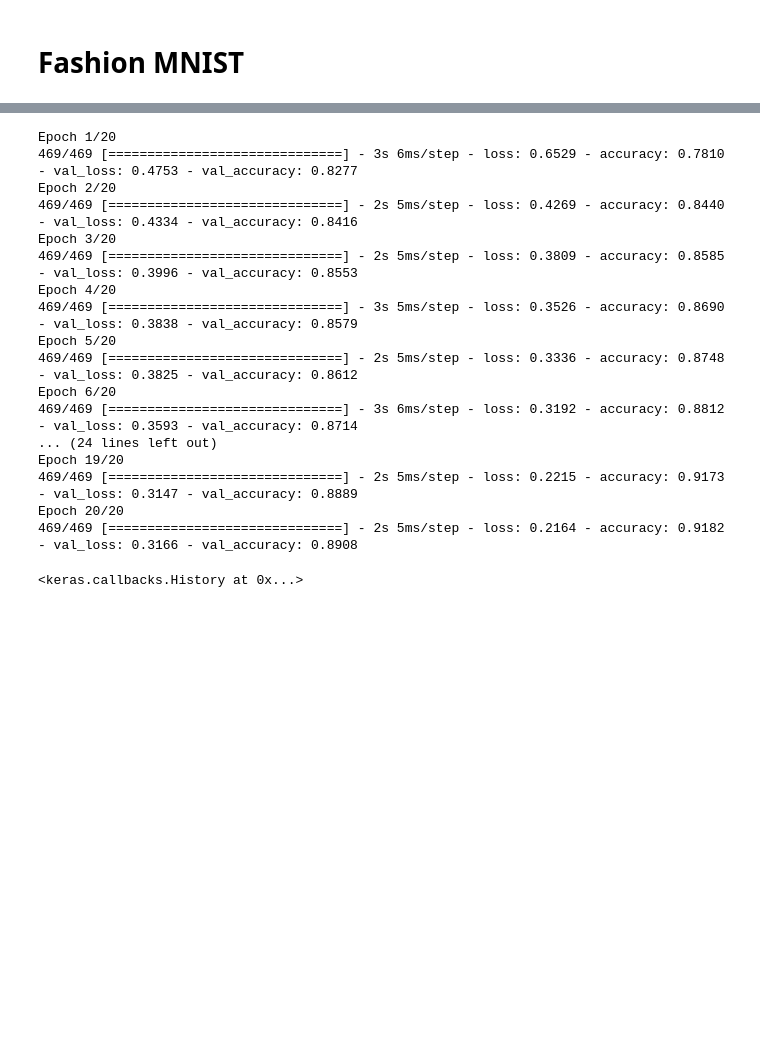
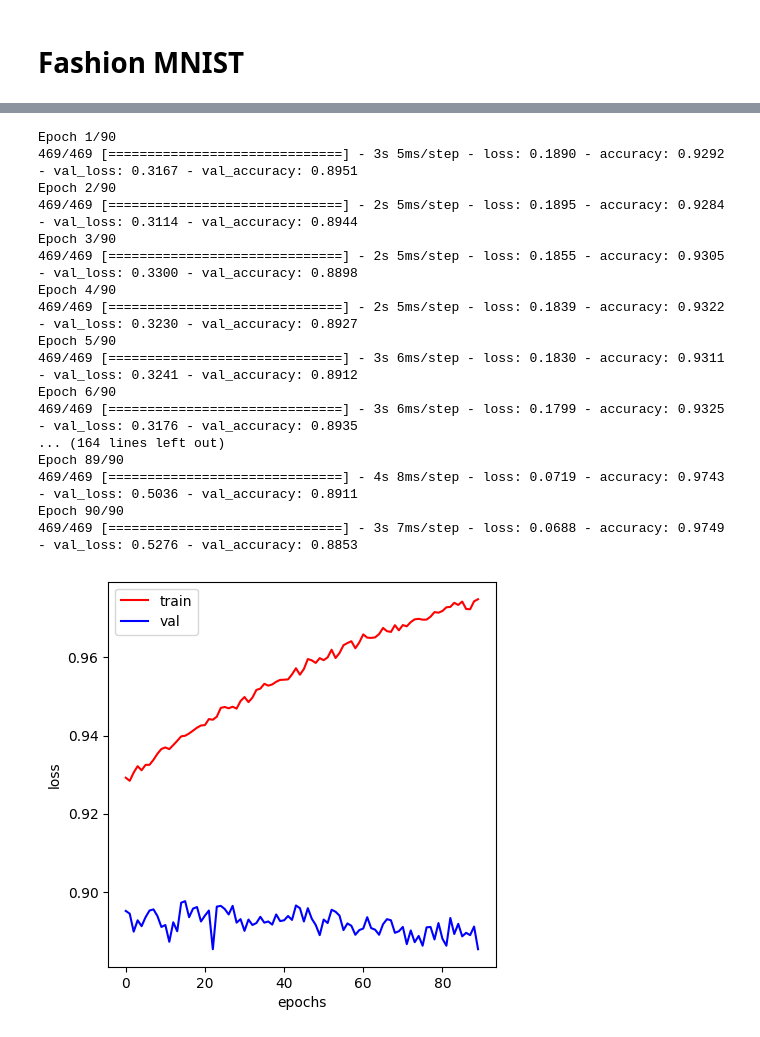
Before and after one commit to Nishikanta059/Paper-Implementation, a Jupyter notebook: LeNet5.ipynb, the cells around one changed output, grey strips where cells are left out. Drawn from its saved outputs; the diff is of its cells as text; code cells hidden in the pictures; blank space fills up the shorter version.

```diff
--- a/LeNet5.ipynb
+++ b/LeNet5.ipynb
@@ -116,23 +139,32 @@ x_test=x_test/255
 y_train=keras.utils.to_categorical(y_train,10)
 y_test=keras.utils.to_categorical(y_test,10)
 # %%
-model.fit(x_train,y_train,batch_size=128,epochs=20,validation_data=(x_test,y_test))
+hist2=model.fit(x_train,y_train,batch_size=128,epochs=90,validation_data=(x_test,y_test))
 # %% [output]
-Epoch 1/20
-469/469 [==============================] - 3s 6ms/step - loss: 0.6529 - accuracy: 0.7810 - val_loss: 0.4753 - val_accuracy: 0.8277
-Epoch 2/20
-469/469 [==============================] - 2s 5ms/step - loss: 0.4269 - accuracy: 0.8440 - val_loss: 0.4334 - val_accuracy: 0.8416
-Epoch 3/20
-469/469 [==============================] - 2s 5ms/step - loss: 0.3809 - accuracy: 0.8585 - val_loss: 0.3996 - val_accuracy: 0.8553
-Epoch 4/20
-469/469 [==============================] - 3s 5ms/step - loss: 0.3526 - accuracy: 0.8690 - val_loss: 0.3838 - val_accuracy: 0.8579
-Epoch 5/20
-469/469 [==============================] - 2s 5ms/step - loss: 0.3336 - accuracy: 0.8748 - val_loss: 0.3825 - val_accuracy: 0.8612
-Epoch 6/20
-469/469 [==============================] - 3s 6ms/step - loss: 0.3192 - accuracy: 0.8812 - val_loss: 0.3593 - val_accuracy: 0.8714
-... (24 lines left out)
-Epoch 19/20
-469/469 [==============================] - 2s 5ms/step - loss: 0.2215 - accuracy: 0.9173 - val_loss: 0.3147 - val_accuracy: 0.8889
-Epoch 20/20
-469/469 [==============================] - 2s 5ms/step - loss: 0.2164 - accuracy: 0.9182 - val_loss: 0.3166 - val_accuracy: 0.8908
+Epoch 1/90
+469/469 [==============================] - 3s 5ms/step - loss: 0.1890 - accuracy: 0.9292 - val_loss: 0.3167 - val_accuracy: 0.8951
+Epoch 2/90
+469/469 [==============================] - 2s 5ms/step - loss: 0.1895 - accuracy: 0.9284 - val_loss: 0.3114 - val_accuracy: 0.8944
+Epoch 3/90
+469/469 [==============================] - 2s 5ms/step - loss: 0.1855 - accuracy: 0.9305 - val_loss: 0.3300 - val_accuracy: 0.8898
+Epoch 4/90
+469/469 [==============================] - 2s 5ms/step - loss: 0.1839 - accuracy: 0.9322 - val_loss: 0.3230 - val_accuracy: 0.8927
+Epoch 5/90
+469/469 [==============================] - 3s 6ms/step - loss: 0.1830 - accuracy: 0.9311 - val_loss: 0.3241 - val_accuracy: 0.8912
+Epoch 6/90
+469/469 [==============================] - 3s 6ms/step - loss: 0.1799 - accuracy: 0.9325 - val_loss: 0.3176 - val_accuracy: 0.8935
+... (164 lines left out)
+Epoch 89/90
+469/469 [==============================] - 4s 8ms/step - loss: 0.0719 - accuracy: 0.9743 - val_loss: 0.5036 - val_accuracy: 0.8911
+Epoch 90/90
+469/469 [==============================] - 3s 7ms/step - loss: 0.0688 - accuracy: 0.9749 - val_loss: 0.5276 - val_accuracy: 0.8853
-<keras.callbacks.History at 0x...>
+# %%
+plt.figure(figsize=(5,5))
+plt.plot(hist2.history['accuracy'],color='r')
+plt.plot(hist2.history['val_accuracy'],color='b')
+plt.xlabel('epochs')
+plt.ylabel('loss')
+plt.legend(['train','val'])
+plt.show()
+# %% [output]
+[figure, added]
```
Also changed, not shown: parts of 9 cells of this notebook.
